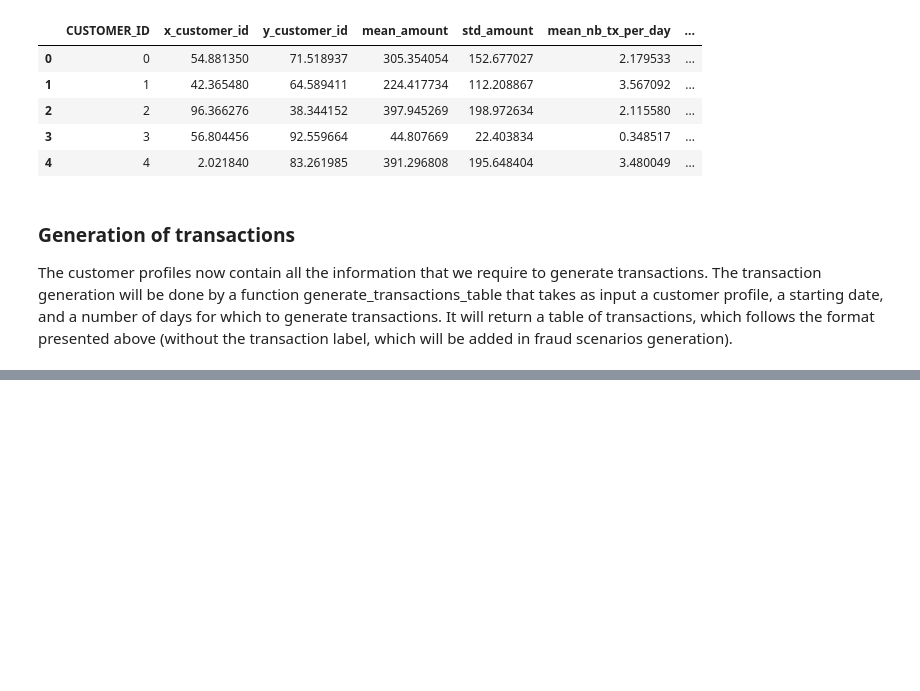
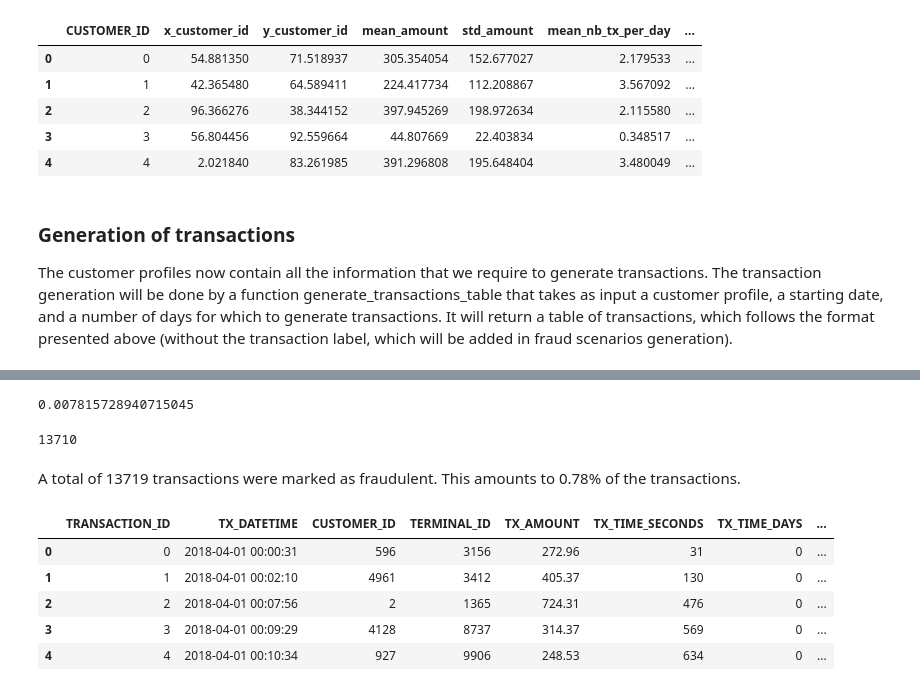
Before and after one commit to ShawnLiu119/Fraud_Detection_Credit, a Jupyter notebook: Dataset_simulation.ipynb, the cells around one changed output, grey strips where cells are left out. Saved outputs shown, nothing was run; the diff lists cells and outputs as text; code cells hidden in the pictures; blank space fills up the shorter version.

```diff
--- a/Dataset_simulation.ipynb
+++ b/Dataset_simulation.ipynb
@@ -314,0 +393,35 @@ transaction_table_customer_0
+# %%
+def generate_dataset(n_customers = 10000, n_terminals = 1000000, nb_days=90, start_date="2018-04-01", r=5):
+
+    start_time=time.time()
+    customer_profiles_table = generate_customer_profiles_table(n_customers, random_state = 0)
+    print("Time to generate customer profiles table: {0:.2}s".format(time.time()-start_time))
+
+    start_time=time.time()
+    terminal_profiles_table = generate_terminal_profiles_table(n_terminals, random_state = 1)
+    print("Time to generate terminal profiles table: {0:.2}s".format(time.time()-start_time))
+
+    start_time=time.time()
+    x_y_terminals = terminal_profiles_table[['x_terminal_id','y_terminal_id']].values.astype(float)
+    # customer_profiles_table['available_terminals'] = customer_profiles_table.apply(lambda x : get_list_terminals_within_radius(x, x_y_terminals=x_y_terminals, r=r), axis=1)
+
+    # With Pandarallel
+    customer_profiles_table['available_terminals'] = customer_profiles_table.parallel_apply(lambda x : get_list_terminals_within_radius(x, x_y_terminals=x_y_terminals, r=r), axis=1)
+    customer_profiles_table['nb_terminals']=customer_profiles_table.available_terminals.apply(len)
+    print("Time to associate terminals to customers: {0:.2}s".format(time.time()-start_time))
+
+    start_time=time.time()
+    # transactions_df=customer_profiles_table.groupby('CUSTOMER_ID').apply(lambda x : generate_transactions_table(x.iloc[0], nb_days=nb_days)).reset_index(drop=True)
+    # With Pandarallel
+    transactions_df=customer_profiles_table.groupby('CUSTOMER_ID').parallel_apply(lambda x : generate_transactions_table(x.iloc[0], nb_days=nb_days)).reset_index(drop=True)
+    print("Time to generate transactions: {0:.2}s".format(time.time()-start_time))
+
+    # Sort transactions chronologically
+    transactions_df=transactions_df.sort_values('TX_DATETIME')
+    # Reset indices, starting from 0
+    transactions_df.reset_index(inplace=True,drop=True)
+    transactions_df.reset_index(inplace=True)
+    # TRANSACTION_ID are the dataframe indices, starting from 0
+    transactions_df.rename(columns = {'index':'TRANSACTION_ID'}, inplace = True)
+
+    return (customer_profiles_table, terminal_profiles_table, transactions_df)
@@ -314,0 +436,7 @@ transaction_table_customer_0
+# %%
+(customer_profiles_table, terminal_profiles_table, transactions_df)=\
+    generate_dataset(n_customers = 5000,
+                     n_terminals = 10000,
+                     nb_days=183,
+                     start_date="2018-04-01",
+                     r=5)
@@ -314,0 +556,19 @@ transaction_table_customer_0
+# %%
+transactions_df.TX_FRAUD.mean() #high imbalanced data
+# %% [output]
+0.007815728940715045
+# %%
+transactions_df.TX_FRAUD.sum()
+# %% [output]
+13710
+# %% [markdown]
+A total of 13719 transactions were marked as fraudulent. This amounts to 0.78% of the transactions.
+# %%
+transactions_df.head()
+# %% [output]
+|  | TRANSACTION_ID | TX_DATETIME | CUSTOMER_ID | TERMINAL_ID | TX_AMOUNT | TX_TIME_SECONDS | TX_TIME_DAYS | ... |
+| 0 | 0 | 2018-04-01 00:00:31 | 596 | 3156 | 272.96 | 31 | 0 | ... |
+| 1 | 1 | 2018-04-01 00:02:10 | 4961 | 3412 | 405.37 | 130 | 0 | ... |
+| 2 | 2 | 2018-04-01 00:07:56 | 2 | 1365 | 724.31 | 476 | 0 | ... |
+| 3 | 3 | 2018-04-01 00:09:29 | 4128 | 8737 | 314.37 | 569 | 0 | ... |
+| 4 | 4 | 2018-04-01 00:10:34 | 927 | 9906 | 248.53 | 634 | 0 | ... |
```
Also changed, not shown: parts of 21 cells of this notebook.
